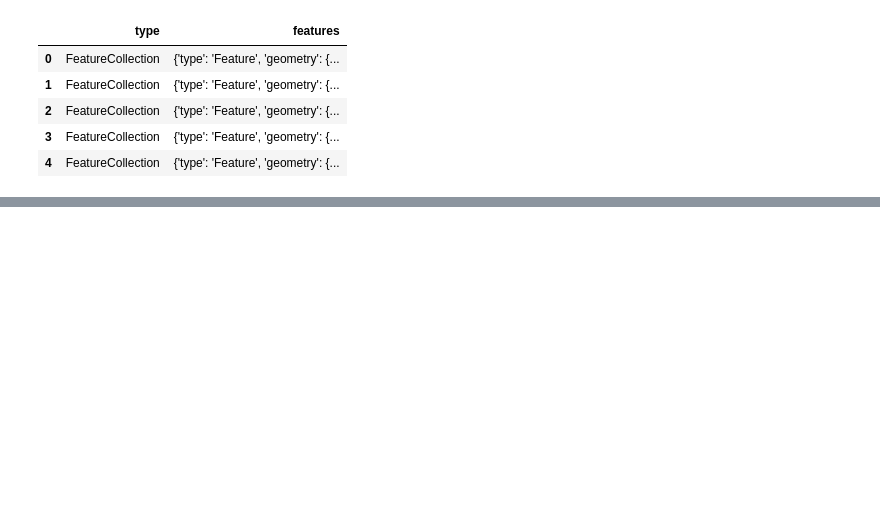
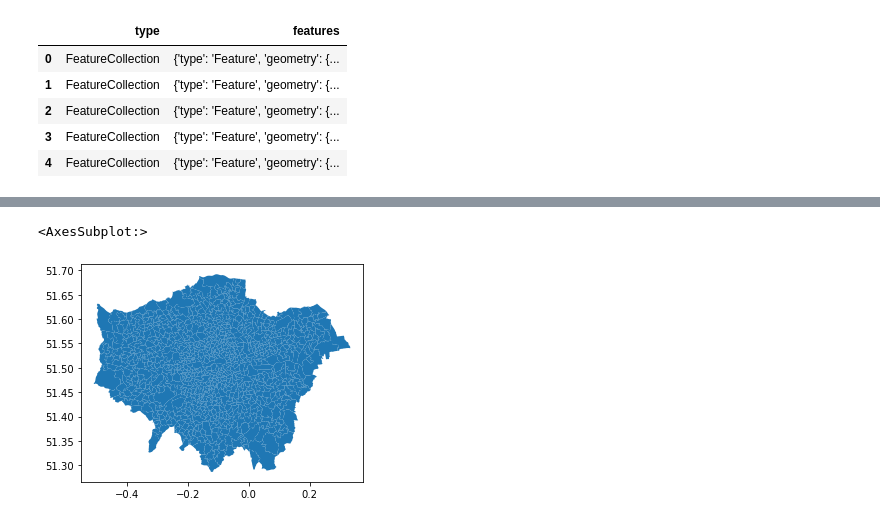
Before and after one commit to elnursahbalayev/MEC---Millenial-Energy-Challenge-competition, a Jupyter notebook: EDA_Elnur.ipynb, the cells around one changed output, grey strips where cells are left out. Cells and saved outputs as stored; diff of their text form; code cells hidden in the pictures; blank space fills up the shorter version.

```diff
--- a/EDA_Elnur.ipynb
+++ b/EDA_Elnur.ipynb
@@ -13,3 +14,6 @@ df_json.head(5)
 | 2 | FeatureCollection | {'type': 'Feature', 'geometry': {... |
 | 3 | FeatureCollection | {'type': 'Feature', 'geometry': {... |
 | 4 | FeatureCollection | {'type': 'Feature', 'geometry': {... |
+# %%
+df_geo = geopandas.read_file('london.json')
+df_geo.head(5)
@@ -15,0 +27,5 @@ df_json.head(5)
+# %%
+df_geo.plot()
+# %% [output]
+<AxesSubplot:>
+[figure, added]
```
Also changed, not shown: parts of 2 cells of this notebook.
